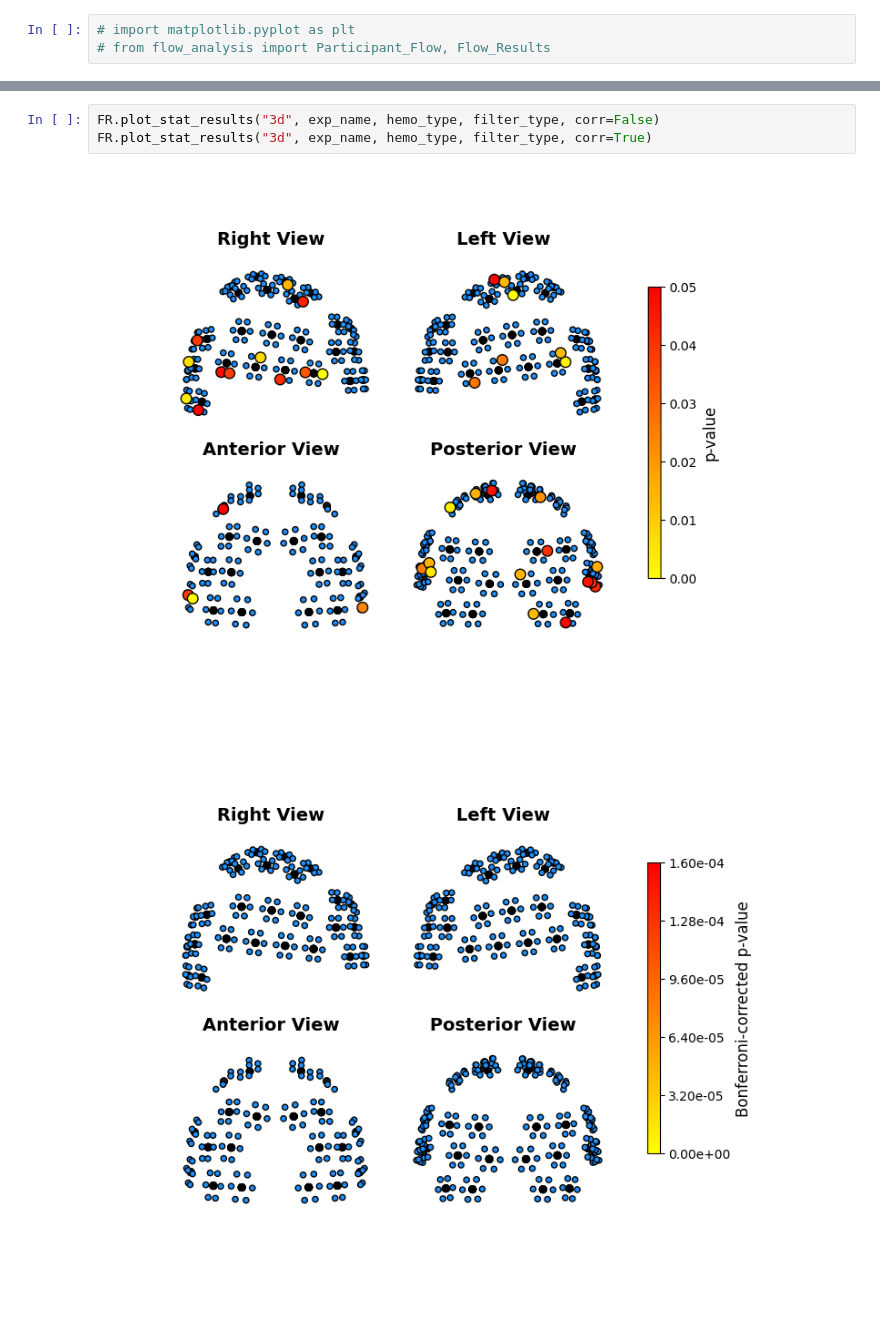
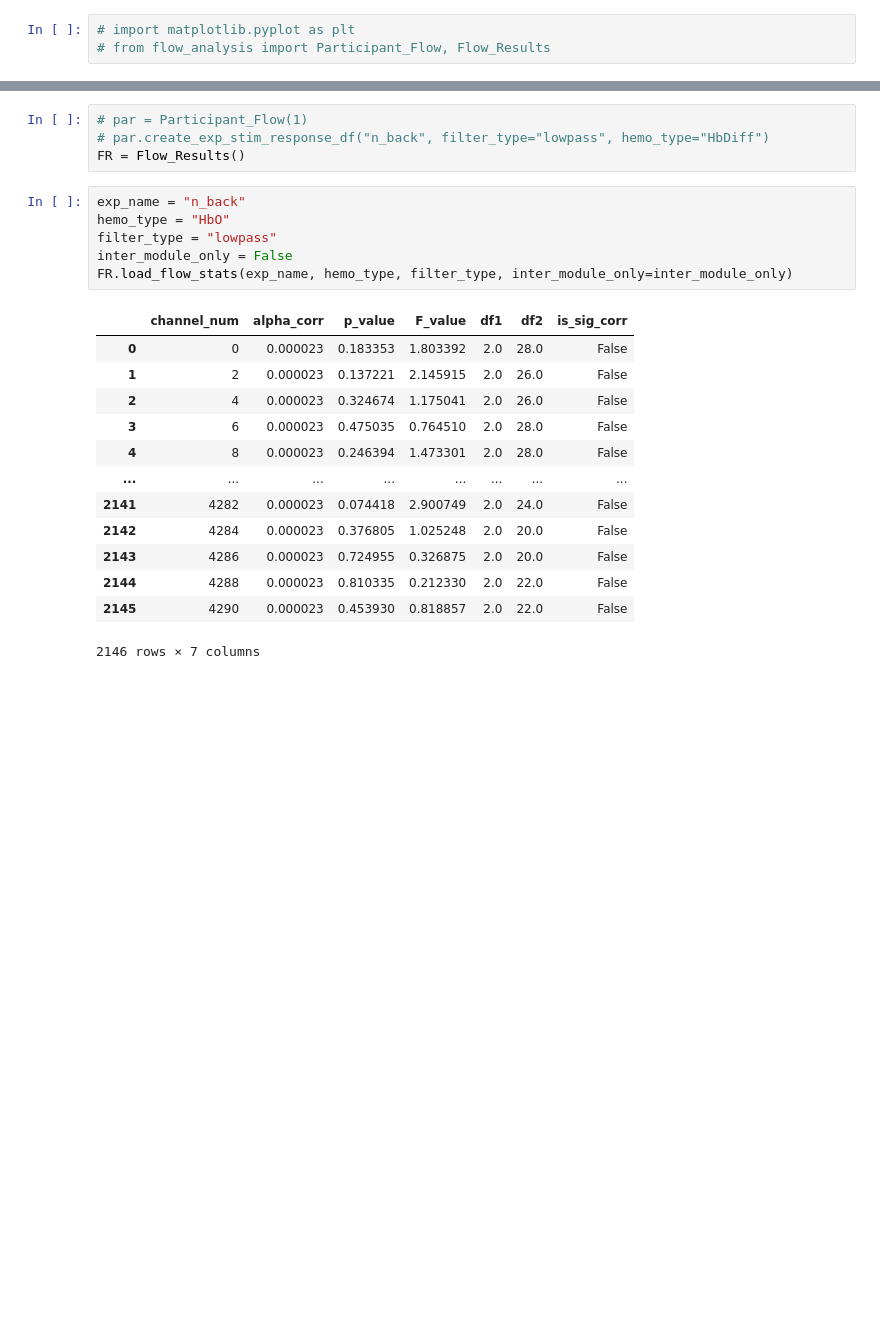
Before and after one commit to AyazLab/KernelFlow_Analysis, a Jupyter notebook: flow_analysis.ipynb, the cells around one changed output, grey strips where cells are left out. Saved outputs shown, nothing was run; the diff lists cells and outputs as text; blank space fills up the shorter version.

Commit message:
Overhaul statistics to handle both inter- and intra-module channels

```diff
--- a/flow_analysis.ipynb
+++ b/flow_analysis.ipynb
@@ -3750,6 +3879,24 @@ filter_type = "lowpass"
-# %%
-FR.plot_stat_results("3d", exp_name, hemo_type, filter_type, corr=False)
-FR.plot_stat_results("3d", exp_name, hemo_type, filter_type, corr=True)
-# %% [output]
-[figure, removed]
-[figure, removed]
+# %%
+# par = Participant_Flow(1)
+# par.create_exp_stim_response_df("n_back", filter_type="lowpass", hemo_type="HbDiff")
+FR = Flow_Results()
+# %%
+exp_name = "n_back"
+hemo_type = "HbO"
+filter_type = "lowpass"
+inter_module_only = False
+FR.load_flow_stats(exp_name, hemo_type, filter_type, inter_module_only=inter_module_only)
+# %% [output]
+|  | channel_num | alpha_corr | p_value | F_value | df1 | df2 | is_sig_corr |
+| 0 | 0 | 0.000023 | 0.183353 | 1.803392 | 2.0 | 28.0 | False |
+| 1 | 2 | 0.000023 | 0.137221 | 2.145915 | 2.0 | 26.0 | False |
+| 2 | 4 | 0.000023 | 0.324674 | 1.175041 | 2.0 | 26.0 | False |
+| 3 | 6 | 0.000023 | 0.475035 | 0.764510 | 2.0 | 28.0 | False |
+| 4 | 8 | 0.000023 | 0.246394 | 1.473301 | 2.0 | 28.0 | False |
+| ... | ... | ... | ... | ... | ... | ... | ... |
+| 2141 | 4282 | 0.000023 | 0.074418 | 2.900749 | 2.0 | 24.0 | False |
+| 2142 | 4284 | 0.000023 | 0.376805 | 1.025248 | 2.0 | 20.0 | False |
+| 2143 | 4286 | 0.000023 | 0.724955 | 0.326875 | 2.0 | 20.0 | False |
+| 2144 | 4288 | 0.000023 | 0.810335 | 0.212330 | 2.0 | 22.0 | False |
+| 2145 | 4290 | 0.000023 | 0.453930 | 0.818857 | 2.0 | 22.0 | False |
+2146 rows × 7 columns
```
Also changed, not shown: parts of 11 cells of this notebook, 1 other file.
